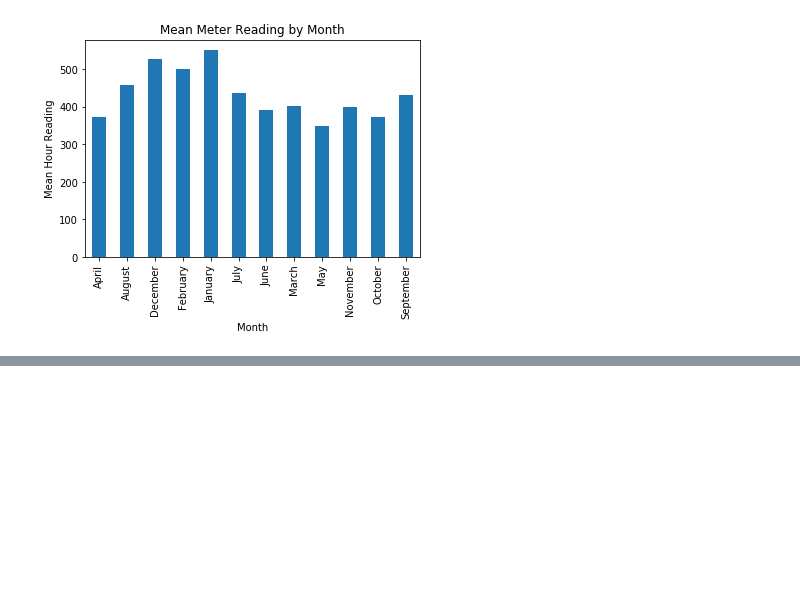
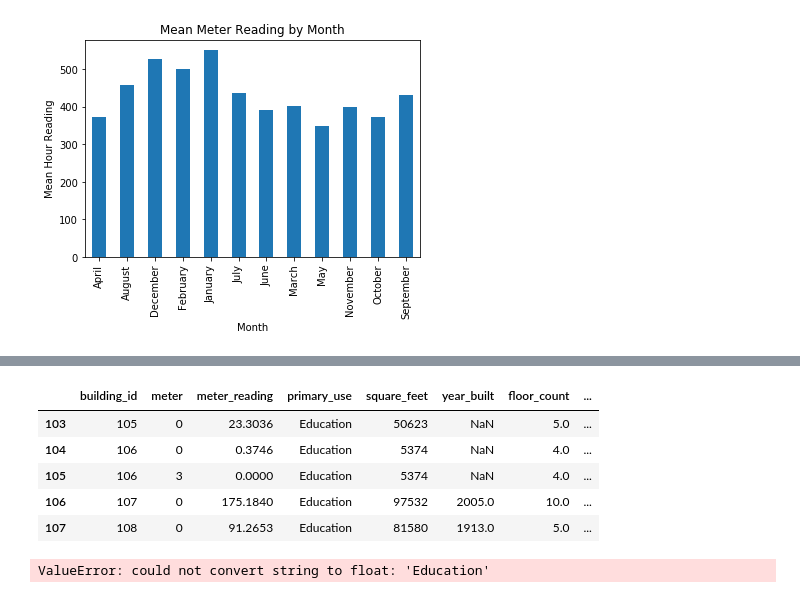
Before and after one commit to Hedrick9/ASHRAE_Energy-Predictor, a Jupyter notebook: dks_notebook.ipynb, the cells around one changed output, grey strips where cells are left out. Saved outputs shown, nothing was run; the diff lists cells and outputs as text; code cells hidden in the pictures; blank space fills up the shorter version.

```diff
--- a/dks_notebook.ipynb
+++ b/dks_notebook.ipynb
@@ -144,0 +158,9 @@ train = train.drop(columns = ['DOW','Day','log_meter_reading','sea_level_pressur
+# %%
+train.head()
+# %% [output]
+|  | building_id | meter | meter_reading | primary_use | square_feet | year_built | floor_count | ... |
+| 103 | 105 | 0 | 23.3036 | Education | 50623 | NaN | 5.0 | ... |
+| 104 | 106 | 0 | 0.3746 | Education | 5374 | NaN | 4.0 | ... |
+| 105 | 106 | 3 | 0.0000 | Education | 5374 | NaN | 4.0 | ... |
+| 106 | 107 | 0 | 175.1840 | Education | 97532 | 2005.0 | 10.0 | ... |
+| 107 | 108 | 0 | 91.2653 | Education | 81580 | 1913.0 | 5.0 | ... |
@@ -144,0 +170,6 @@ train = train.drop(columns = ['DOW','Day','log_meter_reading','sea_level_pressur
+# %%
+model = RandomForestClassifier(n_estimators=100,
+                               bootstrap = True,
+                               max_features = 'sqrt')
+# %% [output]
+ValueError: could not convert string to float: 'Education'
```
Also changed, not shown: parts of 5 cells of this notebook.
